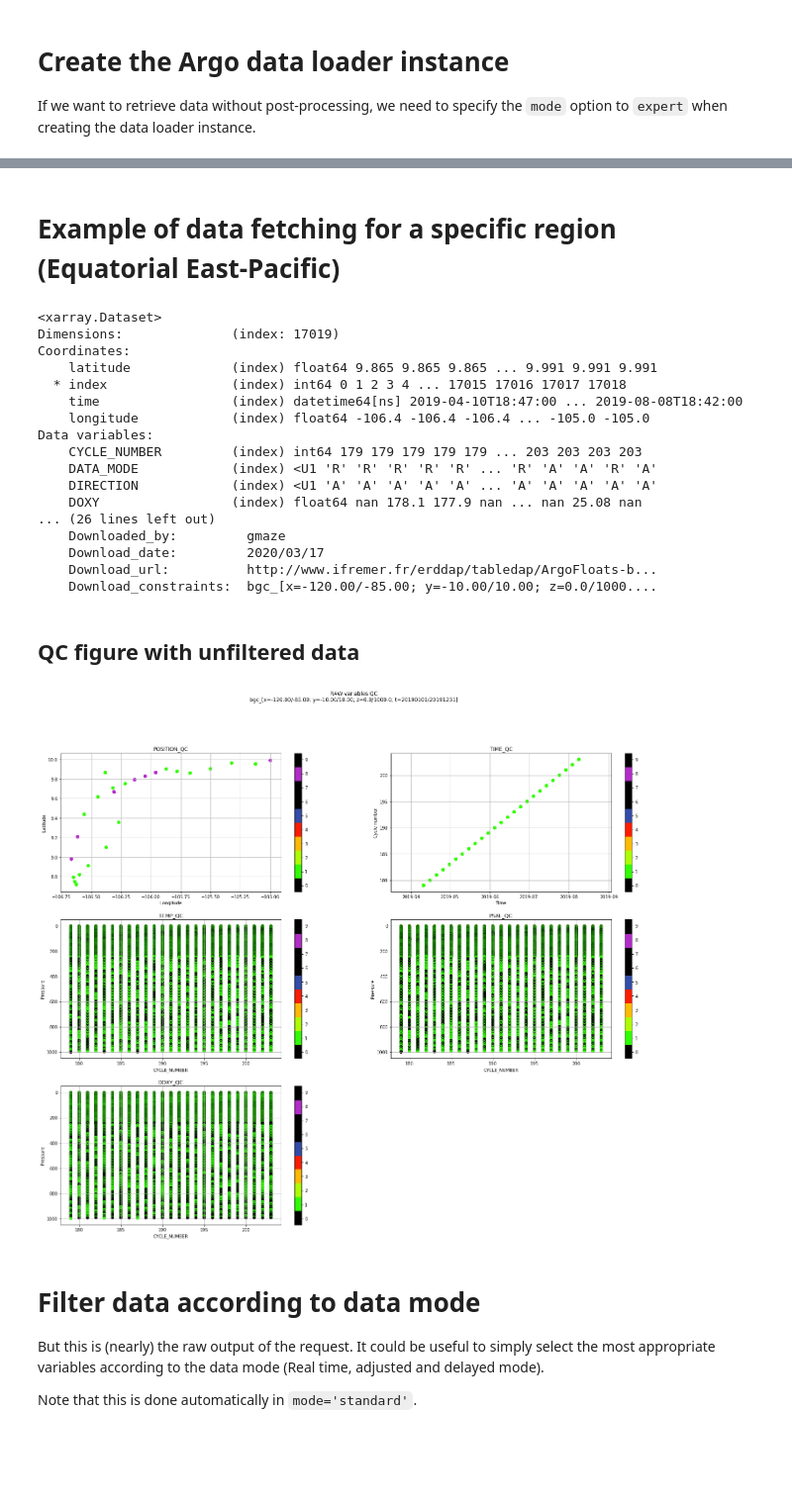
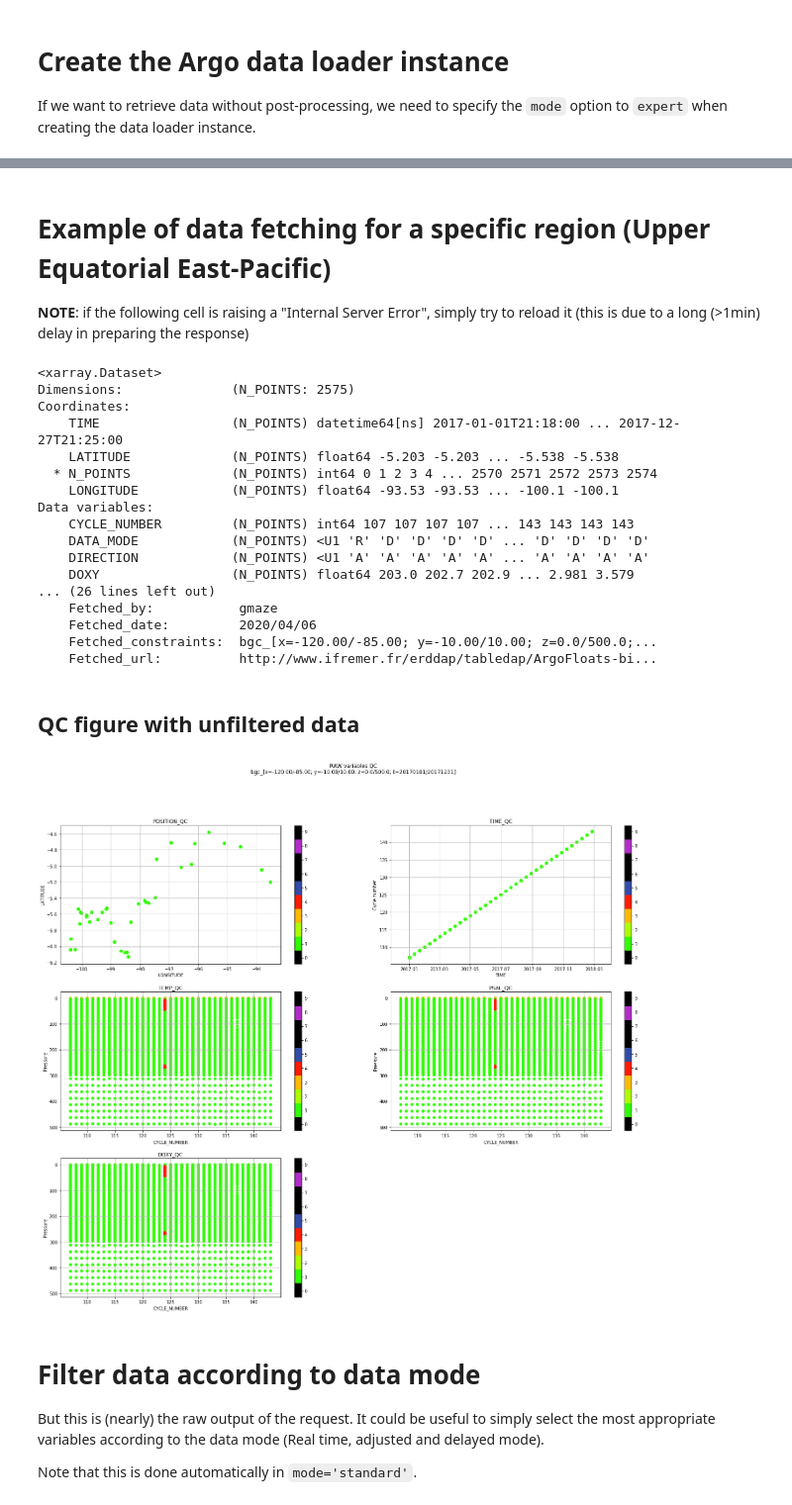
Before and after one commit to euroargodev/erddap_usecases, a Jupyter notebook: examples/Example-Expert-02.ipynb, the cells around one changed output, grey strips where cells are left out. Shown at 99% size. Cells and saved outputs as stored; diff of their text form; code cells hidden in the pictures; blank space fills up the shorter version.

```diff
--- a/examples/Example-Expert-02.ipynb
+++ b/examples/Example-Expert-02.ipynb
@@ -80,29 +82,33 @@ Fetchers: 'profile', 'float' or 'region'
 User mode: expert
 # %% [markdown]
-# Example of data fetching for a specific region (Equatorial East-Pacific)
+# Example of data fetching for a specific region (Upper Equatorial East-Pacific)
+
+**NOTE**: if the following cell is raising a "Internal Server Error", simply try to reload it (this is due to a long (>1min) delay in preparing the response)
 # %%
 # box = [-120., -85., -10, 10, 0, 1000, '2018-01-01','2018-12-31']
-box = [-120., -85., -10, 10, 0, 1000, '2019-01-01','2019-12-31']
+# box = [-120., -85., -10, 10, 0, 500, '2019-01-01','2019-12-31']
+box = [-120., -85., -10, 10, 0, 500, '2017-01-01','2017-12-31']
+# box = [-120., -85., -30, -10, 0, 500, '2019-01-01','2019-12-31']
 ds = argo_loader.region(box).to_xarray()
 ds
 # %% [output]
 <xarray.Dataset>
-Dimensions:              (index: 17019)
+Dimensions:              (N_POINTS: 2575)
 Coordinates:
-    latitude             (index) float64 9.865 9.865 9.865 ... 9.991 9.991 9.991
-  * index                (index) int64 0 1 2 3 4 ... 17015 17016 17017 17018
-    time                 (index) datetime64[ns] 2019-04-10T18:47:00 ... 2019-08-08T18:42:00
-    longitude            (index) float64 -106.4 -106.4 -106.4 ... -105.0 -105.0
+    TIME                 (N_POINTS) datetime64[ns] 2017-01-01T21:18:00 ... 2017-12-27T21:25:00
+    LATITUDE             (N_POINTS) float64 -5.203 -5.203 ... -5.538 -5.538
+  * N_POINTS             (N_POINTS) int64 0 1 2 3 4 ... 2570 2571 2572 2573 2574
+    LONGITUDE            (N_POINTS) float64 -93.53 -93.53 ... -100.1 -100.1
 Data variables:
-    CYCLE_NUMBER         (index) int64 179 179 179 179 179 ... 203 203 203 203
-    DATA_MODE            (index) <U1 'R' 'R' 'R' 'R' 'R' ... 'R' 'A' 'A' 'R' 'A'
-    DIRECTION            (index) <U1 'A' 'A' 'A' 'A' 'A' ... 'A' 'A' 'A' 'A' 'A'
-    DOXY                 (index) float64 nan 178.1 177.9 nan ... nan 25.08 nan
+    CYCLE_NUMBER         (N_POINTS) int64 107 107 107 107 ... 143 143 143 143
+    DATA_MODE            (N_POINTS) <U1 'R' 'D' 'D' 'D' 'D' ... 'D' 'D' 'D' 'D'
+    DIRECTION            (N_POINTS) <U1 'A' 'A' 'A' 'A' 'A' ... 'A' 'A' 'A' 'A'
+    DOXY                 (N_POINTS) float64 203.0 202.7 202.9 ... 2.981 3.579
 ... (26 lines left out)
-    Downloaded_by:         gmaze
-    Download_date:         2020/03/17
-    Download_url:          http://www.ifremer.fr/erddap/tabledap/ArgoFloats-b...
-    Download_constraints:  bgc_[x=-120.00/-85.00; y=-10.00/10.00; z=0.0/1000....
+    Fetched_by:           gmaze
+    Fetched_date:         2020/04/06
+    Fetched_constraints:  bgc_[x=-120.00/-85.00; y=-10.00/10.00; z=0.0/500.0;...
+    Fetched_url:          http://www.ifremer.fr/erddap/tabledap/ArgoFloats-bi...
 # %% [markdown]
 ## QC figure with unfiltered data
 # %%
@@ -111,51 +117,51 @@ ax = np.array(ax).flatten()
 fig.delaxes(ax[-1])
 
 ix = 0
-sc = ax[ix].scatter(ds['longitude'], ds['latitude'], c=ds['POSITION_QC'], vmin=0, vmax=9, cmap=qcmap)
+sc = ax[ix].scatter(ds['LONGITUDE'], ds['LATITUDE'], c=ds['POSITION_QC'], vmin=0, vmax=9, cmap=qcmap)
 colorbar_qc(qcmap, ax=ax[ix])
 ax[ix].grid()
-ax[ix].set_xlabel('Longitude')
-ax[ix].set_ylabel('Latitude')
+ax[ix].set_xlabel('LONGITUDE')
+ax[ix].set_ylabel('LATITUDE')
 ax[ix].set_title('POSITION_QC')
 
 ix += 1
-sc = ax[ix].scatter(ds['time'].values, ds['CYCLE_NUMBER'], c=ds['TIME_QC'], vmin=0, vmax=9, cmap=qcmap)
+sc = ax[ix].scatter(ds['TIME'].values, ds['CYCLE_NUMBER'], c=ds['TIME_QC'], vmin=0, vmax=9, cmap=qcmap)
 colorbar_qc(qcmap, ax=ax[ix])
 ax[ix].grid()
-ax[ix].set_xlabel('Time')
+ax[ix].set_xlabel('TIME')
 ax[ix].set_ylabel('Cycle number')
 ax[ix].set_title('TIME_QC')
 
 ix += 1
 sc = ax[ix].scatter(ds['CYCLE_NUMBER'], ds['PRES'], c=ds['TEMP_QC'], vmin=0, vmax=9, cmap=qcmap)
 colorbar_qc(qcmap, ax=ax[ix])
 ax[ix].grid()
 ax[ix].invert_yaxis()
 ax[ix].set_xlabel('CYCLE_NUMBER')
 ax[ix].set_ylabel('Pressure')
 ax[ix].set_title('TEMP_QC')
 
 ix += 1
 sc = ax[ix].scatter(ds['CYCLE_NUMBER'], ds['PRES'], c=ds['PSAL_QC'], vmin=0, vmax=9, cmap=qcmap)
 colorbar_qc(qcmap, ax=ax[ix])
 ax[ix].grid()
 ax[ix].invert_yaxis()
 ax[ix].set_xlabel('CYCLE_NUMBER')
 ax[ix].set_ylabel('Pressure')
 ax[ix].set_title('PSAL_QC')
 
 ix += 1
 sc = ax[ix].scatter(ds['CYCLE_NUMBER'], ds['PRES'], c=ds['DOXY_QC'], vmin=0, vmax=9, cmap=qcmap)
 colorbar_qc(qcmap, ax=ax[ix])
 ax[ix].grid()
 ax[ix].invert_yaxis()
 ax[ix].set_xlabel('CYCLE_NUMBER')
 ax[ix].set_ylabel('Pressure')
 ax[ix].set_title('DOXY_QC')
 
-fig.suptitle("RAW variables QC\n%s" % ds.attrs['Download_constraints']);
+fig.suptitle("RAW variables QC\n%s" % ds.attrs['Fetched_constraints']);
 # %% [output]
-[figure, old version]
+[figure, new version]
 # %% [markdown]
 # Filter data according to data mode
 
```
Also changed, not shown: parts of 19 cells of this notebook, 3 other files.
